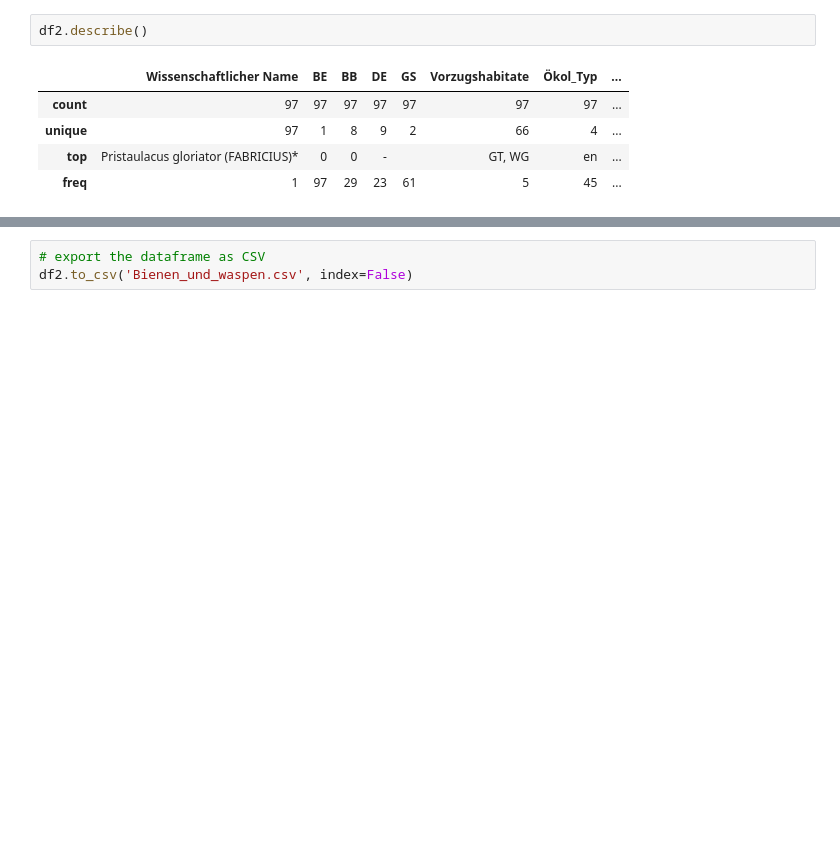
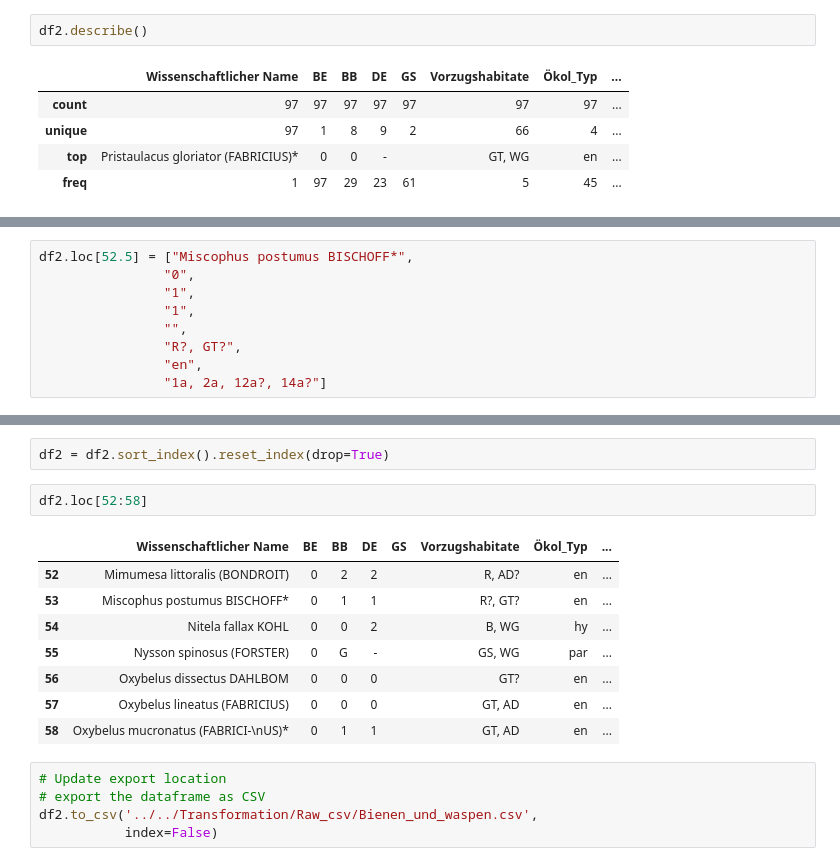
Before and after one commit to Zzzhenya/Berlin-red-list, a Jupyter notebook: Insecta/Hymenoptera part - Bees and Wasps/Bienen_und_waspen.ipynb, the cells around one changed output, grey strips where cells are left out. Saved outputs shown, nothing was run; the diff lists cells and outputs as text; blank space fills up the shorter version.

```diff
--- a/Insecta/Hymenoptera part - Bees and Wasps/Bienen_und_waspen.ipynb
+++ b/Insecta/Hymenoptera part - Bees and Wasps/Bienen_und_waspen.ipynb
@@ -333,0 +355,9 @@ df2.describe()
+# %%
+df2.loc[52.5] = ["Miscophus postumus BISCHOFF*",
+                "0",
+                "1",
+                "1",
+                "",
+                "R?, GT?",
+                "en",
+                "1a, 2a, 12a?, 14a?"]
@@ -334,3 +372,18 @@ df2.describe()
+# %%
+df2 = df2.sort_index().reset_index(drop=True)
+# %%
+df2.loc[52:58]
+# %% [output]
+|  | Wissenschaftlicher Name | BE | BB | DE | GS | Vorzugshabitate | Ökol_Typ | ... |
+| 52 | Mimumesa littoralis (BONDROIT) | 0 | 2 | 2 |  | R, AD? | en | ... |
+| 53 | Miscophus postumus BISCHOFF* | 0 | 1 | 1 |  | R?, GT? | en | ... |
+| 54 | Nitela fallax KOHL | 0 | 0 | 2 |  | B, WG | hy | ... |
+| 55 | Nysson spinosus (FORSTER) | 0 | G | - |  | GS, WG | par | ... |
+| 56 | Oxybelus dissectus DAHLBOM | 0 | 0 | 0 |  | GT? | en | ... |
+| 57 | Oxybelus lineatus (FABRICIUS) | 0 | 0 | 0 |  | GT, AD | en | ... |
+| 58 | Oxybelus mucronatus (FABRICI-\nUS)* | 0 | 1 | 1 |  | GT, AD | en | ... |
 # %%
+# Update export location
 # export the dataframe as CSV
-df2.to_csv('Bienen_und_waspen.csv', index=False)
+df2.to_csv('../../Transformation/Raw_csv/Bienen_und_waspen.csv',
+           index=False)
```
Also changed, not shown: parts of 5 cells of this notebook.
